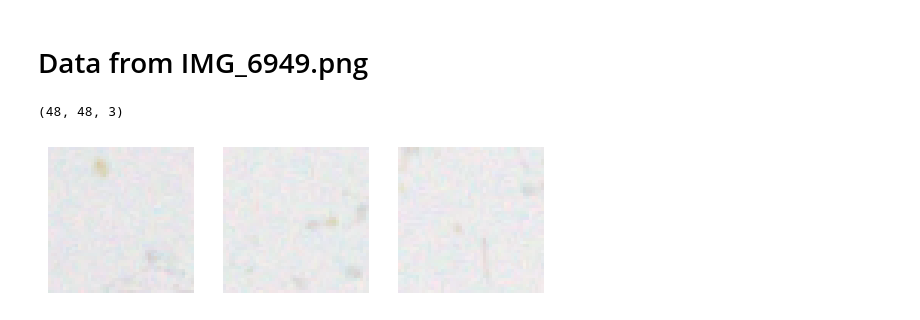
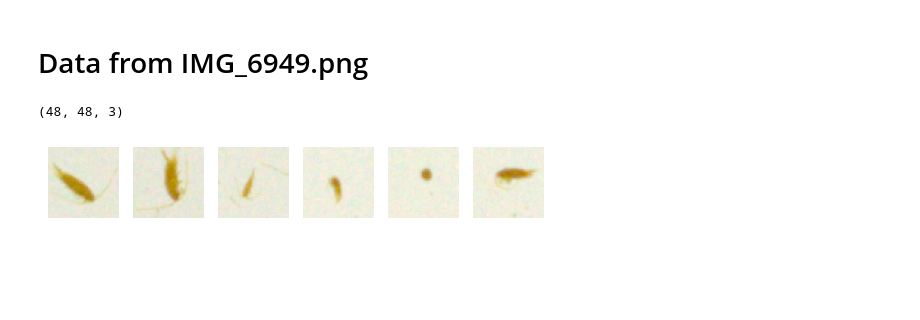
Before and after one commit to Pwhsky/copepod-image-analysis, a Jupyter notebook: vae/test_data.ipynb, the cells around one changed output. Cells and saved outputs as stored; diff of their text form; code cells hidden in the pictures; blank space fills up the shorter version.

```diff
--- a/vae/test_data.ipynb
+++ b/vae/test_data.ipynb
@@ -3,11 +5,14 @@ import deeptrack as dt
 import numpy as np
 from matplotlib import pyplot as plt
 
-img = dt.LoadImage("copepod_images/IMG_6940.png")
+img = dt.LoadImage("copepod_images/cope_1.png")
 img= np.array(img.resolve())
 
-ys    = [1263]
-xs    = [2405]
+#Some single copepod positions from cope_1.png, additional crops are commented out.
+ys    = [1875,    1487,  955,1740,2693,1430,1970,2537  ,1945,1480,2955,2345,1864,3087] #1525,
+xs    = [1785,   1550,   2050,1825,2010,2395,850,1482,1230,1595,2040, 1070, 920, 1773] #1517,
+
+
 
 training_images = []
 number_of_crops = len(ys)
@@ -19,8 +24,6 @@ for i in range(number_of_crops):
     crop_size = 48
     x0,y0 = y_index-crop_size // 2, x_index - crop_size//2
     training_image = np.array(   img[x0:x0+crop_size, y0: y0 + crop_size])
-    #training_image = cv2.cvtColor(training_image,cv2.COLOR_BGR2GRAY)
-    #training_image = np.expand_dims(training_image,axis=-1)
     training_images.append(training_image)
     plt.subplot(1,number_of_crops,i+1)
     plt.axis("off")
@@ -31,0 +35,10 @@ np.shape(training_image)
+# %%
+image = dt.LoadImage("copepod_images/cope_4.png")
+image = np.array(image.resolve())
+
+crop_size =480
+y_index = 920
+x_index = 2485
+x0,y0 = y_index-crop_size // 2, x_index - crop_size//2
+training_image = np.array(   image[x0:x0+crop_size, y0: y0 + crop_size])
+plt.imshow(training_image)
@@ -34,10 +50,12 @@ np.shape(training_image)
 # %%
-img = dt.LoadImage("copepod_images/IMG_6953.png")
+img = dt.LoadImage("copepod_images/cope_4.png")
 img = np.array(img.resolve())
 
 #Some single copepod positions from cope_1.png, additional crops are commented out.
-ys    = [2480,1597,1295,1279,1225]
-xs    = [1509,1715,1690,1647, 1047]
+ys    = [2480,1597,1295,1279,1225,327,320,280,730,920]
+xs    = [1509,1715,1690,1647, 1047,1985,2075,2300,2289,2485]
+
+
 
 number_of_crops = len(ys)
 
@@ -58,0 +77,10 @@ AttributeError: 'NoneType' object has no attribute 'ndim'
+# %%
+image = dt.LoadImage("copepod_images/IMG_6949.png")
+image = np.array(image.resolve())
+
+crop_size =48
+y_index = 1900
+x_index = 2005
+x0,y0 = y_index-crop_size // 2, x_index - crop_size//2
+training_image = np.array(   image[x0:x0+crop_size, y0: y0 + crop_size])
+plt.imshow(training_image)
@@ -59,26 +90,26 @@ AttributeError: 'NoneType' object has no attribute 'ndim'
 # %% [markdown]
 # Data from IMG_6949.png
 # %%
-img = dt.LoadImage("copepod_images/IMG_6940.png")
+img = dt.LoadImage("copepod_images/IMG_6949.png")
 img = np.array(img.resolve())
 
-ys    = [2145,2307,2040]
-xs    = [1199,1423,1610]
+ys    = [2145,2307,2040,1920,1785,1900]
+xs    = [1199,1423,1610,2080,2080,2005]
 
 number_of_crops = len(ys)
 for i in range(number_of_crops):
     #go through the positions for the crops
     y_index   = ys[i]
     x_index   =  xs[i]
     crop_size = 48
     x0,y0 = y_index-crop_size // 2, x_index - crop_size//2
     training_image = np.array(   img[x0:x0+crop_size, y0: y0 + crop_size])
     training_images.append(training_image)
     plt.subplot(1,number_of_crops,i+1)
     plt.axis("off")
     plt.imshow(training_image,cmap="gray")
 np.shape(training_image)
 # %% [output]
 (48, 48, 3)
-[figure, old version]
+[figure, new version]
 # %%
```
Also changed, not shown: parts of 10 cells of this notebook, 56 other files.
